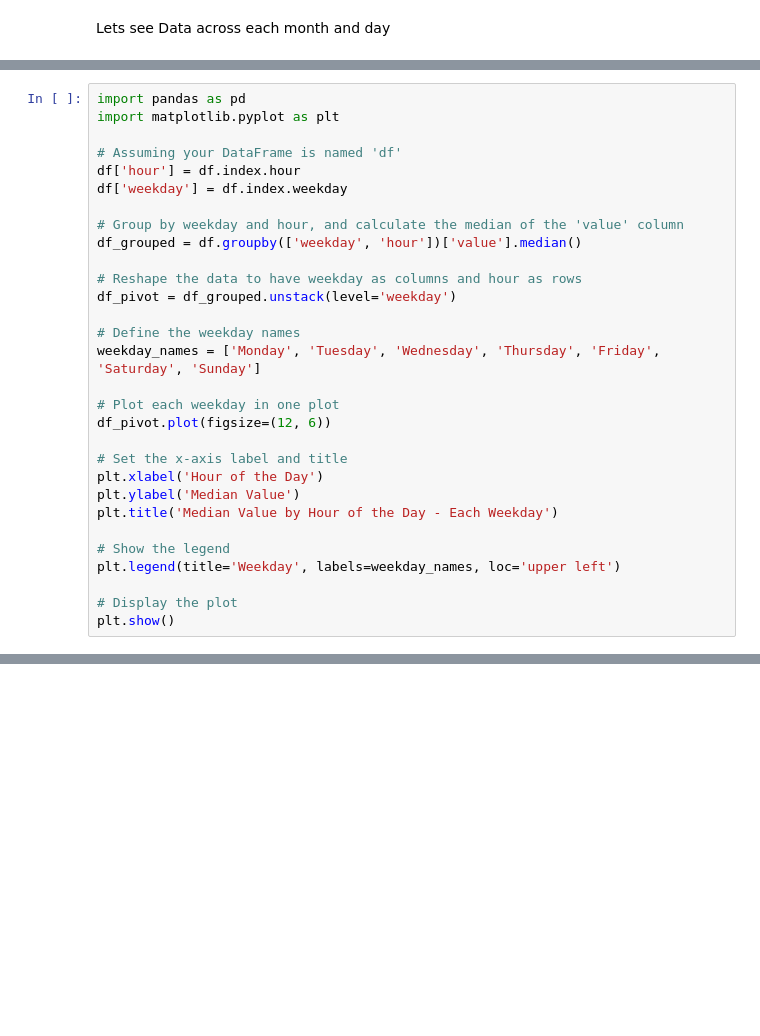
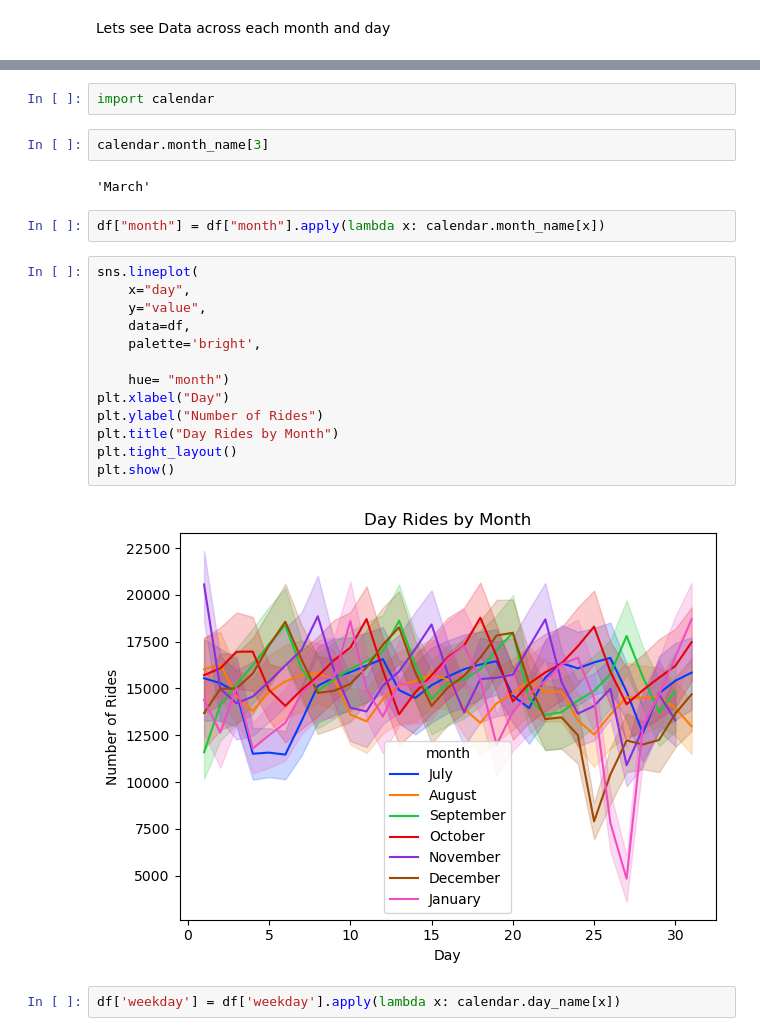
Before and after one commit to ShubhamMisar-12/NYC-Taxi-Traffic-Analysis, a Jupyter notebook: NYC Taxi Data Analysis.ipynb, the cells around one changed output, grey strips where cells are left out. Cells and saved outputs as stored; diff of their text form; blank space fills up the shorter version.

```diff
--- a/NYC Taxi Data Analysis.ipynb
+++ b/NYC Taxi Data Analysis.ipynb
@@ -188,30 +137,0 @@ plt.show()
-# %%
-import pandas as pd
-import matplotlib.pyplot as plt
-
-# Assuming your DataFrame is named 'df'
-df['hour'] = df.index.hour
-df['weekday'] = df.index.weekday
-
-# Group by weekday and hour, and calculate the median of the 'value' column
-df_grouped = df.groupby(['weekday', 'hour'])['value'].median()
-
-# Reshape the data to have weekday as columns and hour as rows
-df_pivot = df_grouped.unstack(level='weekday')
-
-# Define the weekday names
-weekday_names = ['Monday', 'Tuesday', 'Wednesday', 'Thursday', 'Friday', 'Saturday', 'Sunday']
-
-# Plot each weekday in one plot
-df_pivot.plot(figsize=(12, 6))
-
-# Set the x-axis label and title
-plt.xlabel('Hour of the Day')
-plt.ylabel('Median Value')
-plt.title('Median Value by Hour of the Day - Each Weekday')
-
-# Show the legend
-plt.legend(title='Weekday', labels=weekday_names, loc='upper left')
-
-# Display the plot
-plt.show()
@@ -217,0 +155,25 @@ plt.show()
+# %%
+import calendar
+# %%
+calendar.month_name[3]
+# %% [output]
+'March'
+# %%
+df["month"] = df["month"].apply(lambda x: calendar.month_name[x])
+# %%
+sns.lineplot(
+    x="day",
+    y="value",
+    data=df,
+    palette='bright',
+
+    hue= "month")
+plt.xlabel("Day")
+plt.ylabel("Number of Rides")
+plt.title("Day Rides by Month")
+plt.tight_layout()
+plt.show()
+# %% [output]
+[figure, added]
+# %%
+df['weekday'] = df['weekday'].apply(lambda x: calendar.day_name[x])
```
Also changed, not shown: parts of 9 cells of this notebook.
